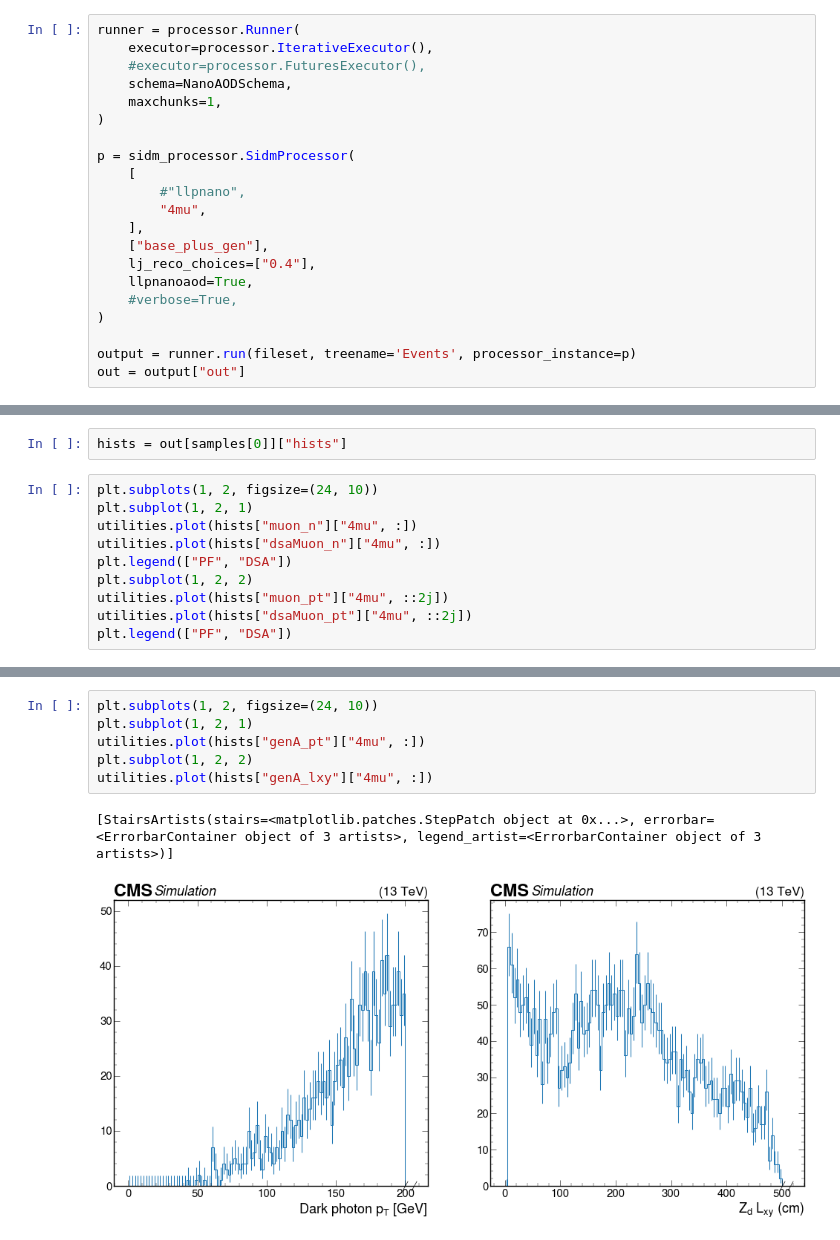
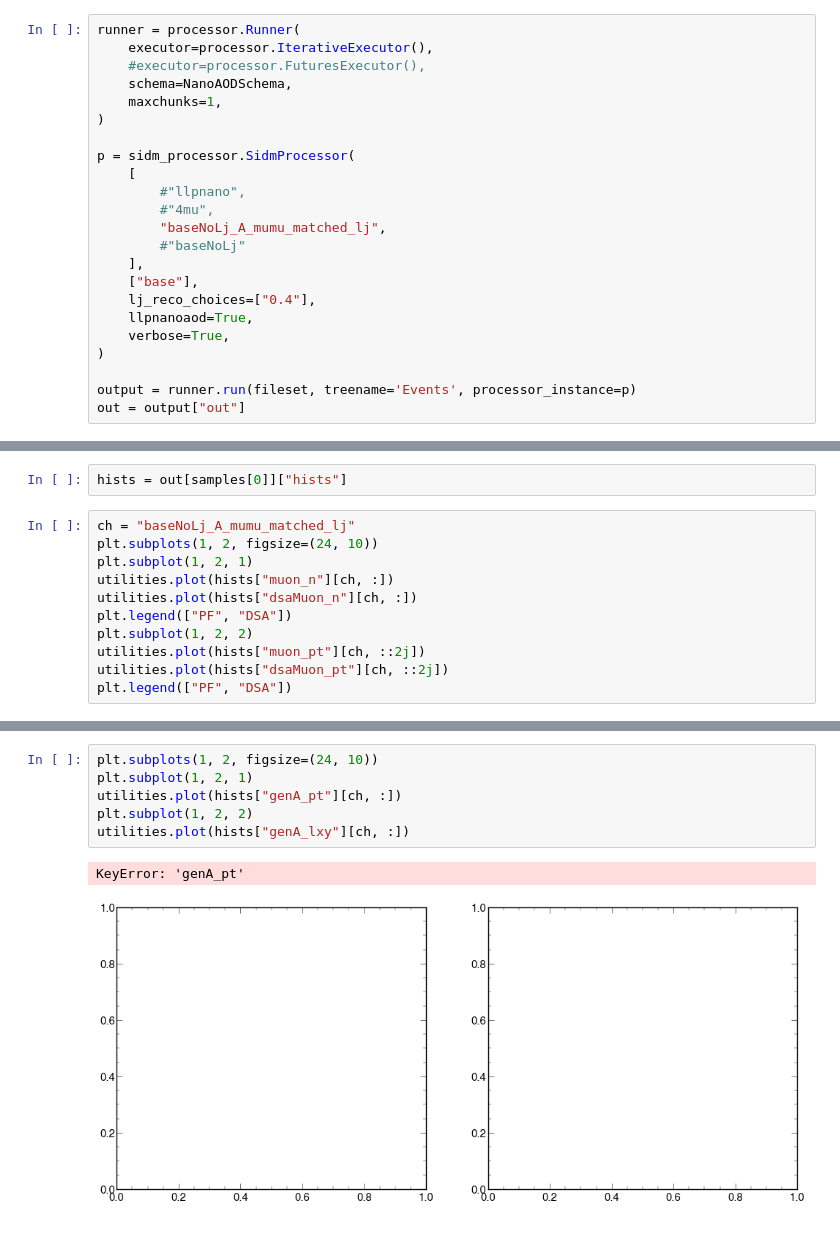
Before and after one commit to yfv2ev/SIDM, a Jupyter notebook: sidm/test_notebooks/test_llpnanoaod.ipynb, the cells around one changed output, grey strips where cells are left out. Drawn from its saved outputs; the diff is of its cells as text.

```diff
--- a/sidm/test_notebooks/test_llpnanoaod.ipynb
+++ b/sidm/test_notebooks/test_llpnanoaod.ipynb
@@ -216,12 +216,14 @@ runner = processor.Runner(
 p = sidm_processor.SidmProcessor(
     [
         #"llpnano",
-        "4mu",
+        #"4mu",
+        "baseNoLj_A_mumu_matched_lj",
+        #"baseNoLj"
     ],
-    ["base_plus_gen"],
+    ["base"],
     lj_reco_choices=["0.4"],
     llpnanoaod=True,
-    #verbose=True,
+    verbose=True,
 )
 
 output = runner.run(fileset, treename='Events', processor_instance=p)
@@ -260,14 +245,15 @@ $L_{xy}$ $(cm)$']
 # %%
 hists = out[samples[0]]["hists"]
 # %%
+ch = "baseNoLj_A_mumu_matched_lj"
 plt.subplots(1, 2, figsize=(24, 10))
 plt.subplot(1, 2, 1)
-utilities.plot(hists["muon_n"]["4mu", :])
-utilities.plot(hists["dsaMuon_n"]["4mu", :])
+utilities.plot(hists["muon_n"][ch, :])
+utilities.plot(hists["dsaMuon_n"][ch, :])
 plt.legend(["PF", "DSA"])
 plt.subplot(1, 2, 2)
-utilities.plot(hists["muon_pt"]["4mu", ::2j])
-utilities.plot(hists["dsaMuon_pt"]["4mu", ::2j])
+utilities.plot(hists["muon_pt"][ch, ::2j])
+utilities.plot(hists["dsaMuon_pt"][ch, ::2j])
 plt.legend(["PF", "DSA"])
 # %% [output]
 <matplotlib.legend.Legend at 0x...>
@@ -297,9 +283,9 @@ utilities.plot(hists["lj_muonN"]["4mu", :])
 # %%
 plt.subplots(1, 2, figsize=(24, 10))
 plt.subplot(1, 2, 1)
-utilities.plot(hists["genA_pt"]["4mu", :])
+utilities.plot(hists["genA_pt"][ch, :])
 plt.subplot(1, 2, 2)
-utilities.plot(hists["genA_lxy"]["4mu", :])
+utilities.plot(hists["genA_lxy"][ch, :])
 # %% [output]
-[StairsArtists(stairs=<matplotlib.patches.StepPatch object at 0x...>, errorbar=<ErrorbarContainer object of 3 artists>, legend_artist=<ErrorbarContainer object of 3 artists>)]
+KeyError: 'genA_pt'
-[figure, old version]
+[figure, new version]
```
Also changed, not shown: parts of 5 cells of this notebook, 3 other files.
